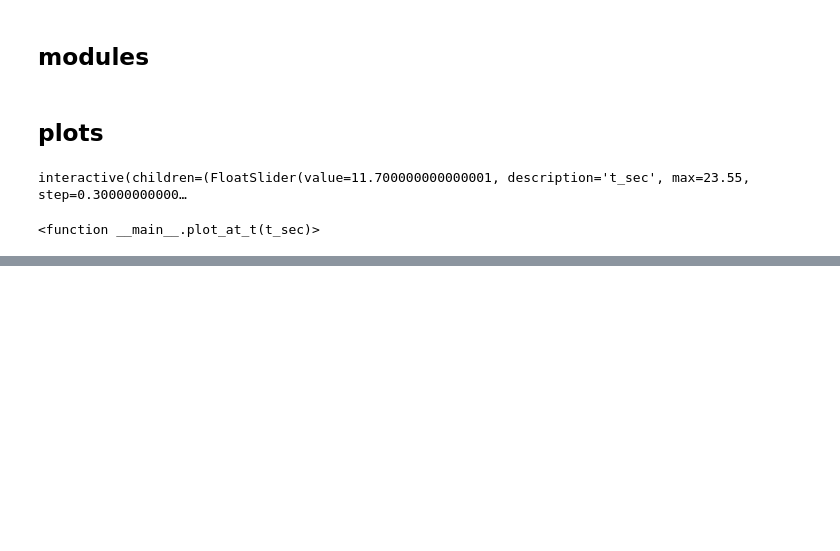
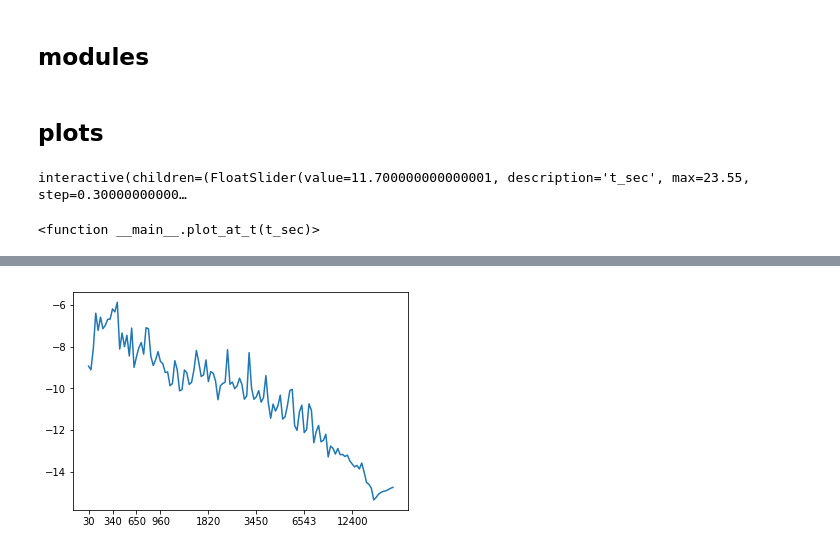
Before and after one commit to lightondust/topics_by_jupyter_notebook, a Jupyter notebook: audio_feature_view.ipynb, the cells around one changed output, grey strips where cells are left out. Drawn from its saved outputs; the diff is of its cells as text; code cells hidden in the pictures; blank space fills up the shorter version.

```diff
--- a/audio_feature_view.ipynb
+++ b/audio_feature_view.ipynb
@@ -212,3 +131,16 @@ from scipy.fftpack import dct, idct
+# %%
+fig, ax = plt.subplots()
+y = mel_spec[:,t_idx]
+# y_ = mel_spec_piano_sq[:,t_index]
+x = np.arange(y.shape[0])
+bins = [0, 10, 20, 30, 50, 70, 90, 110]
+ax.set_xticks(x[bins])
+ax.set_xticklabels([int(f) for f in f_mel[bins]])
+ax.plot(np.log(y))
+# ax.plot(np.log(y_))
+plt.savefig('mel_bank_log.png')
+# %% [output]
+[figure, added]
 # %%
 dct_mel = dct(np.log(y), norm='ortho')
 # %%
```
Also changed, not shown: parts of 34 cells of this notebook.
